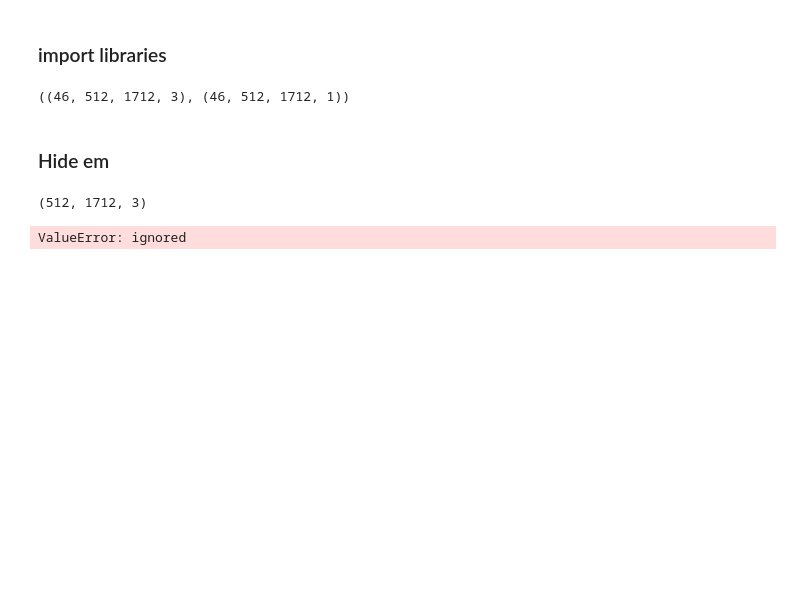
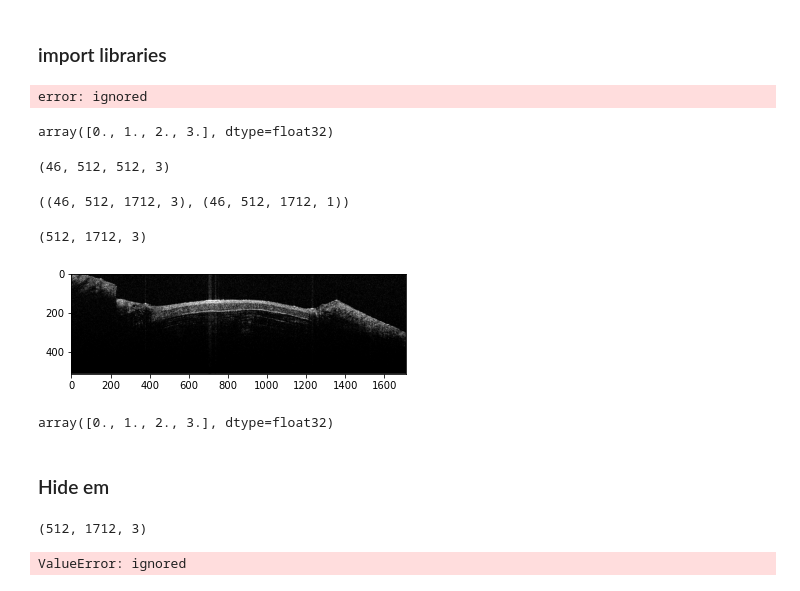
Before and after one commit to Swatantra-D/Segmentation, a Jupyter notebook: OCT_datasets.ipynb, the cells around one changed output. Saved outputs shown, nothing was run; the diff lists cells and outputs as text; code cells hidden in the pictures; blank space fills up the shorter version.

Commit message:
OCT datasets

```diff
--- a/OCT_datasets.ipynb
+++ b/OCT_datasets.ipynb
@@ -43,16 +35,68 @@ for n,image in enumerate(masks):
 
     img = img_to_array(load_img(r"{}\{}".format(imagepath,image[:-4]+".BMP")))
     img = resize(img, (512, 1712, 3), mode = 'constant', preserve_range = True)
+    # img = cv2.resize(img, (512, 512))
 
     mask = img_to_array(load_img(r"{}\{}".format(maskpath,image)))
-    mask = resize(mask, (512, 1712, 1), mode = 'constant', preserve_range = True)
+    mask = resize(mask, (512, 1712, 1), preserve_range = True)
+    # mask = cv2.resize(mask, (512, 512))
 
     IMAGES[n] = img/255.0
     MASKS[n] = mask/1.0
+# %%
+IMAGES = np.zeros((len(masks), im_height, im_width, 3), dtype=np.float32)
+MASKS = np.zeros((len(masks), im_height, im_width, 1), dtype=np.float32)
+for n,image in enumerate(masks):
+
+
+    img = cv2.imread(r"{}\{}".format(imagepath,image[:-4]+".BMP"),1)
+    img = cv2.resize(img,(512, 512))
+    img = img_to_array(img)
+    # img = resize(img, (512, 1712, 3), mode = 'constant', preserve_range = True)
+
+
+    mask = cv2.imread(r"{}\{}".format(maskpath,image),0)
+    mask = cv2.resize(mask,(512, 512))
+    mask = img_to_array(mask)
+
+    IMAGES[n] = img/255.0
+    MASKS[n] = mask/1.0
+# %% [output]
+error: ignored
+# %%
+np.unique(MASKS[0])
+# %% [output]
+array([0., 1., 2., 3.], dtype=float32)
 # %%
-IMAGES.shape, MASKS.shape
+IMAGES.shape
 # %% [output]
-((46, 512, 1712, 3), (46, 512, 1712, 1))
+(46, 512, 512, 3)
+# %%
+def split_images(img,msk,square_arm=512):
+
+    """ This is a simple function to split the 512 by 1712 images in three square size images"""
+
+""" The plan:
+images are kept in a 4d array - instances, rows, cols and channels, we need to split the datasets into
+three images of col 512
+how to do it? rearrange with increasing the instance id
+# %% [output]
+((46, 512, 1712, 3), (46, 512, 1712, 1))
+# %%
+img = IMAGES[0:2]
+# img = img[0][:][:512*3][:]
+# np.reshape(img,(6,512,512))
+# %%
+plt.imshow(img[0])
+img[0].shape
+# (1712 - (512 * 3)) / 2
+# %% [output]
+(512, 1712, 3)
+[figure, added]
+# %%
+np.unique(MASKS[2])
+# %% [output]
+array([0., 1., 2., 3.], dtype=float32)
 # %% [markdown]
 ### Hide em
 # %%
```
Also changed, not shown: parts of 16 cells of this notebook.
